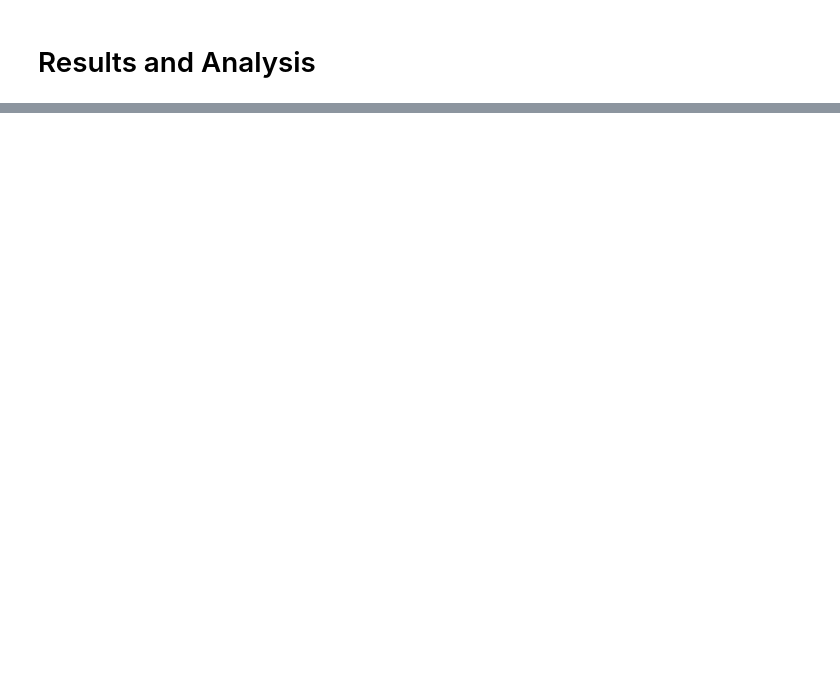
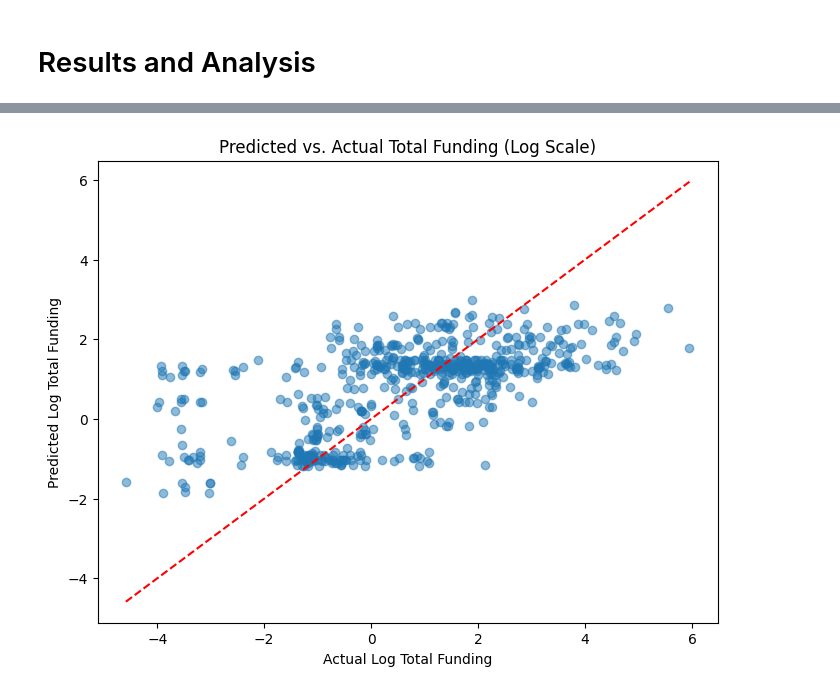
Before and after one commit to ESeufert/AC209a-Group-1---Class-Project, a Jupyter notebook: Milestone_4/Milestone_4.ipynb, the cells around one changed output, grey strips where cells are left out. Drawn from its saved outputs; the diff is of its cells as text; code cells hidden in the pictures; blank space fills up the shorter version.

Commit message:
Model Implementation and Results & Analysis

```diff
--- a/Milestone_4/Milestone_4.ipynb
+++ b/Milestone_4/Milestone_4.ipynb
@@ -799,0 +838,12 @@ pipeline = Pipeline(steps=[('preprocessor', preprocessor)])
+# %%
+# Fit the preprocessing pipeline on the training data
+X_train_transformed = pipeline.fit_transform(X_train)
+
+# Import LASSO regression
+from sklearn.linear_model import LassoCV
+
+# Initialize the LASSO model with cross-validation
+lasso = LassoCV(cv=5, random_state=RANDOM_STATE)
+
+# Fit the LASSO model on the transformed training data
+lasso.fit(X_train_transformed, y_train)
@@ -799,0 +854,24 @@ pipeline = Pipeline(steps=[('preprocessor', preprocessor)])
+# %%
+# Transform the test data using the fitted pipeline
+X_test_transformed = pipeline.transform(X_test)
+
+# Make predictions on the training data
+y_train_pred = lasso.predict(X_train_transformed)
+
+# Make predictions on the test data
+y_test_pred = lasso.predict(X_test_transformed)
+
+# Import evaluation metrics
+from sklearn.metrics import r2_score, mean_squared_error
+
+# Calculate and print training scores
+train_r2 = r2_score(y_train, y_train_pred)
+train_mse = mean_squared_error(y_train, y_train_pred)
+print(f"Training R² Score: {train_r2:.4f}")
+print(f"Training MSE: {train_mse:.4f}\n")
+
+# Calculate and print test scores
+test_r2 = r2_score(y_test, y_test_pred)
+test_mse = mean_squared_error(y_test, y_test_pred)
+print(f"Test R² Score: {test_r2:.4f}")
+print(f"Test MSE: {test_mse:.4f}")
@@ -801,0 +934,11 @@ pipeline = Pipeline(steps=[('preprocessor', preprocessor)])
+# %%
+# Plot predicted vs actual values on the test set
+plt.figure(figsize=(8, 6))
+plt.scatter(y_test, y_test_pred, alpha=0.5)
+plt.plot([y_test.min(), y_test.max()], [y_test.min(), y_test.max()], 'r--')
+plt.xlabel('Actual Log Total Funding')
+plt.ylabel('Predicted Log Total Funding')
+plt.title('Predicted vs. Actual Total Funding (Log Scale)')
+plt.show()
+# %% [output]
+[figure, added]
```
Also changed, not shown: parts of 11 cells of this notebook, 1 other file.
